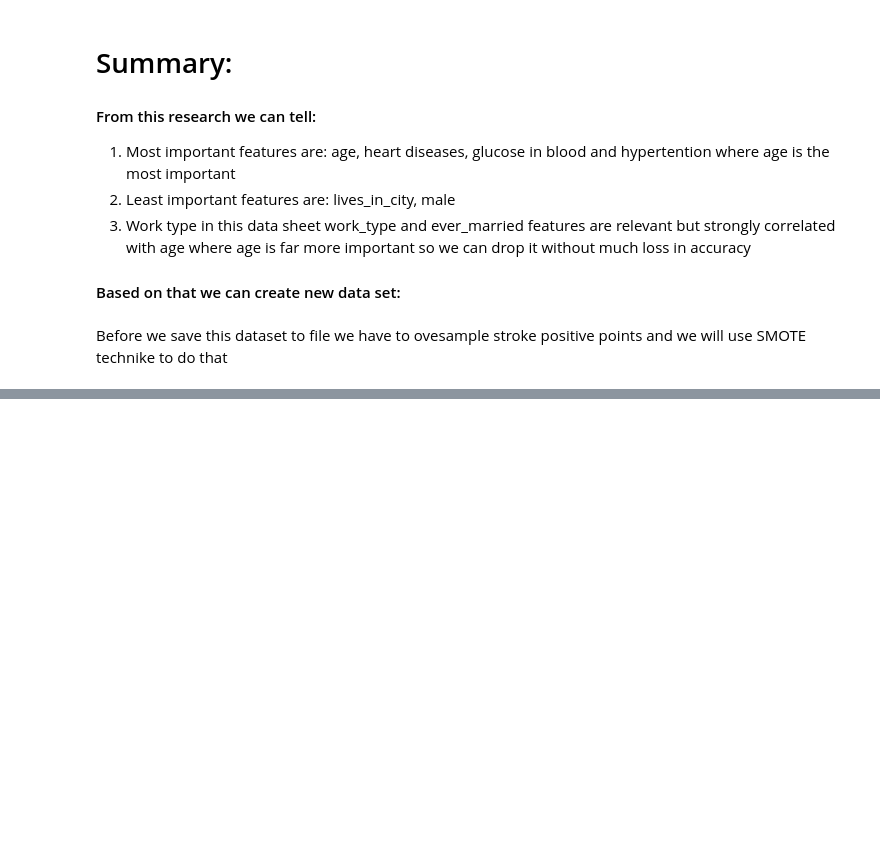
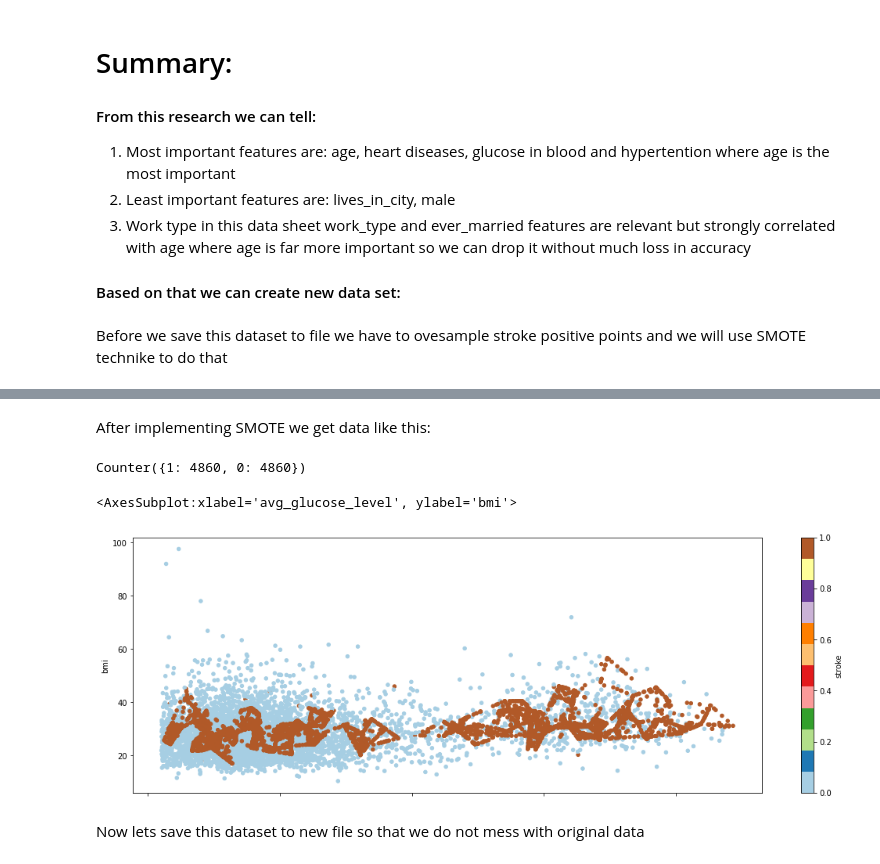
Before and after one commit to ChrisW-priv/Kaggle_datasets_analysis, a Jupyter notebook: Stroke_prediction_dataset/Stroke risk dataset analysis.ipynb, the cells around one changed output, grey strips where cells are left out. Drawn from its saved outputs; the diff is of its cells as text; code cells hidden in the pictures; blank space fills up the shorter version.

```diff
--- a/Stroke_prediction_dataset/Stroke risk dataset analysis.ipynb
+++ b/Stroke_prediction_dataset/Stroke risk dataset analysis.ipynb
@@ -266,0 +281,25 @@ Before we save this dataset to file we have to ovesample stroke positive points
+# %% [markdown]
+After implementing SMOTE we get data like this:
+# %%
+from imblearn.over_sampling import BorderlineSMOTE
+
+X = df.loc[:, df.columns!='stroke']
+y = df['stroke']
+
+oversampler = BorderlineSMOTE()
+
+X,y = oversampler.fit_resample(X,y)
+
+counter = Counter(y)
+print(counter)
+
+X['stroke'] = y
+df = X
+
+df.plot.scatter(x='avg_glucose_level', y='bmi', c='stroke', cmap='Paired')
+# %% [output]
+Counter({1: 4860, 0: 4860})
+<AxesSubplot:xlabel='avg_glucose_level', ylabel='bmi'>
+[figure, added]
+# %% [markdown]
+Now lets save this dataset to new file so that we do not mess with original data
```
Also changed, not shown: parts of 7 cells of this notebook, 1 other file.
